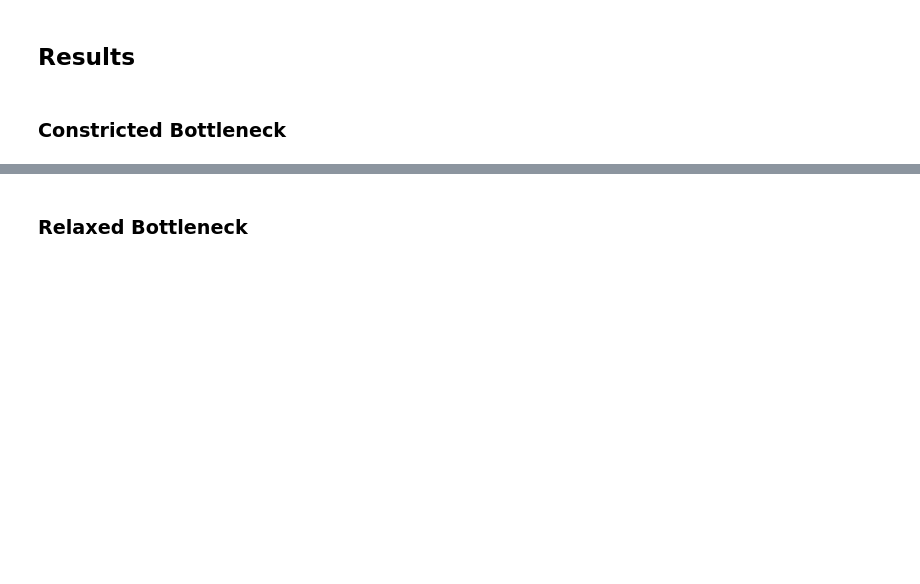
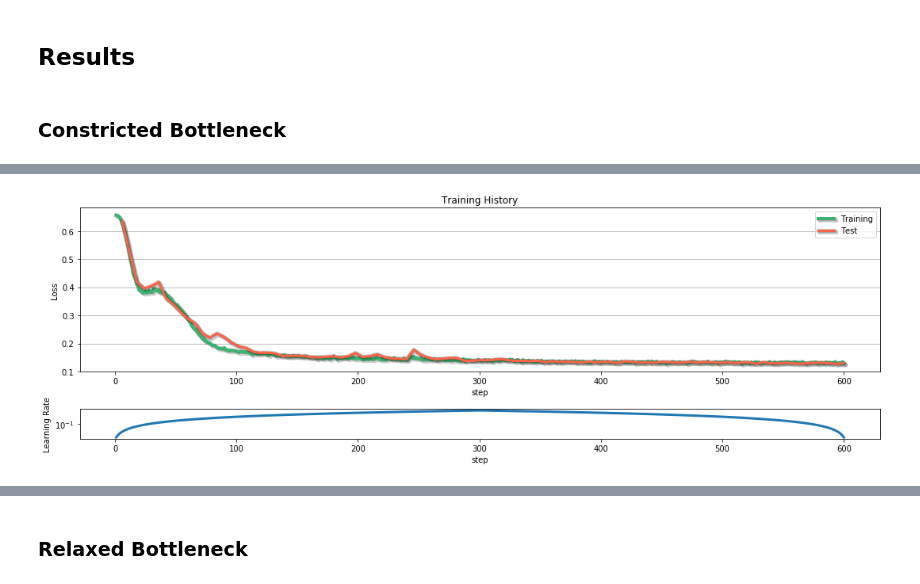
Before and after one commit to davidlmorton/autoencoders-are-cool, a Jupyter notebook: pytorch/part-2-simple-convolutional-autoencoder.ipynb, the cells around one changed output, grey strips where cells are left out. Drawn from its saved outputs; the diff is of its cells as text; code cells hidden in the pictures; blank space fills up the shorter version.

```diff
--- a/pytorch/part-2-simple-convolutional-autoencoder.ipynb
+++ b/pytorch/part-2-simple-convolutional-autoencoder.ipynb
@@ -402,3 +143,7 @@ torch.Size([500, 1, 28, 28])
+# %%
+trainer.monitor.dataframe_monitor.plot(smooth_window=1, skip_first=0);
+# %% [output]
+[figure, added]
 # %%
 trainer.plot_input_output_pairs();
 # %% [output]
```
Also changed, not shown: parts of 25 cells of this notebook, 3 other files.
